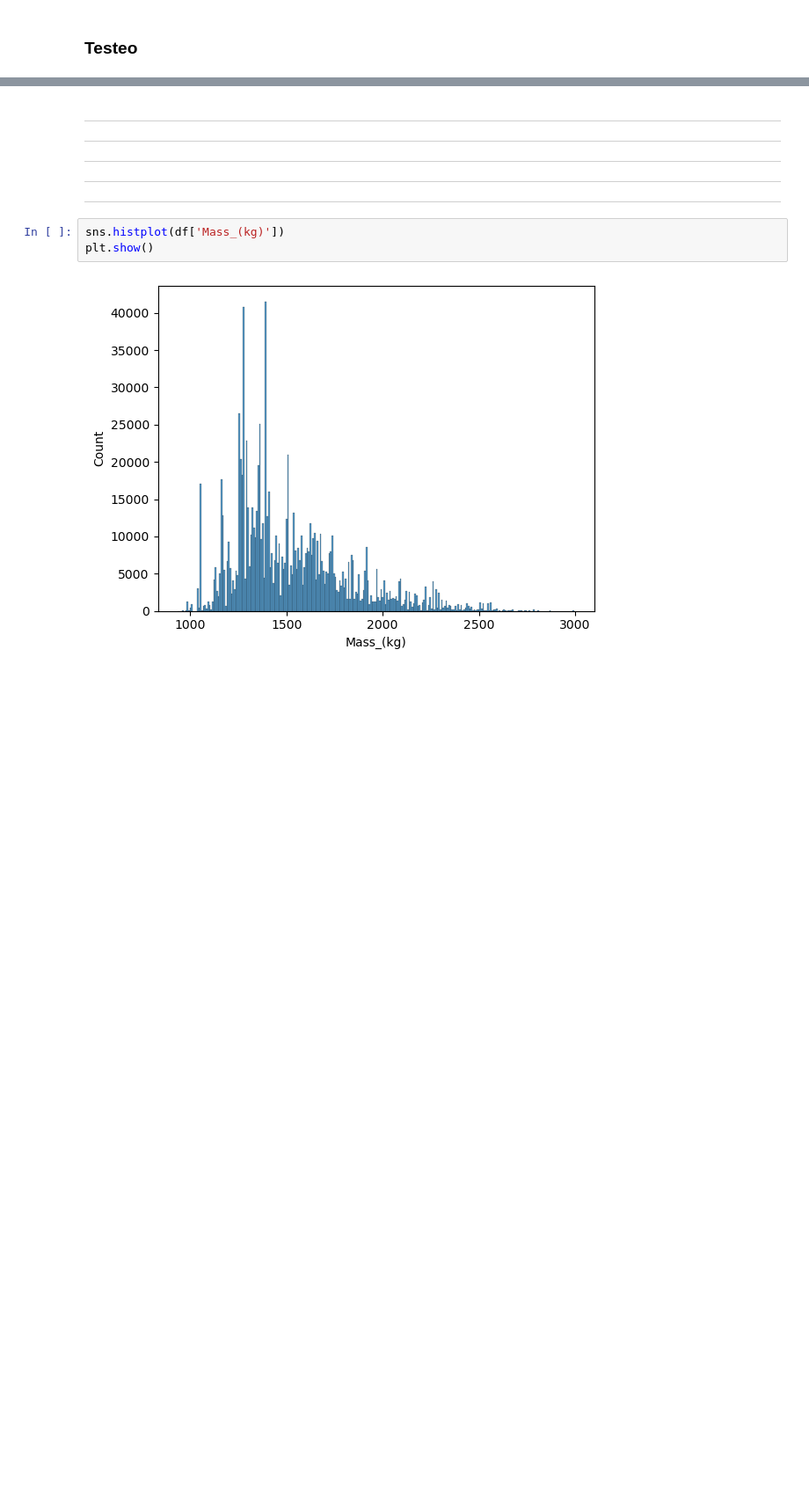
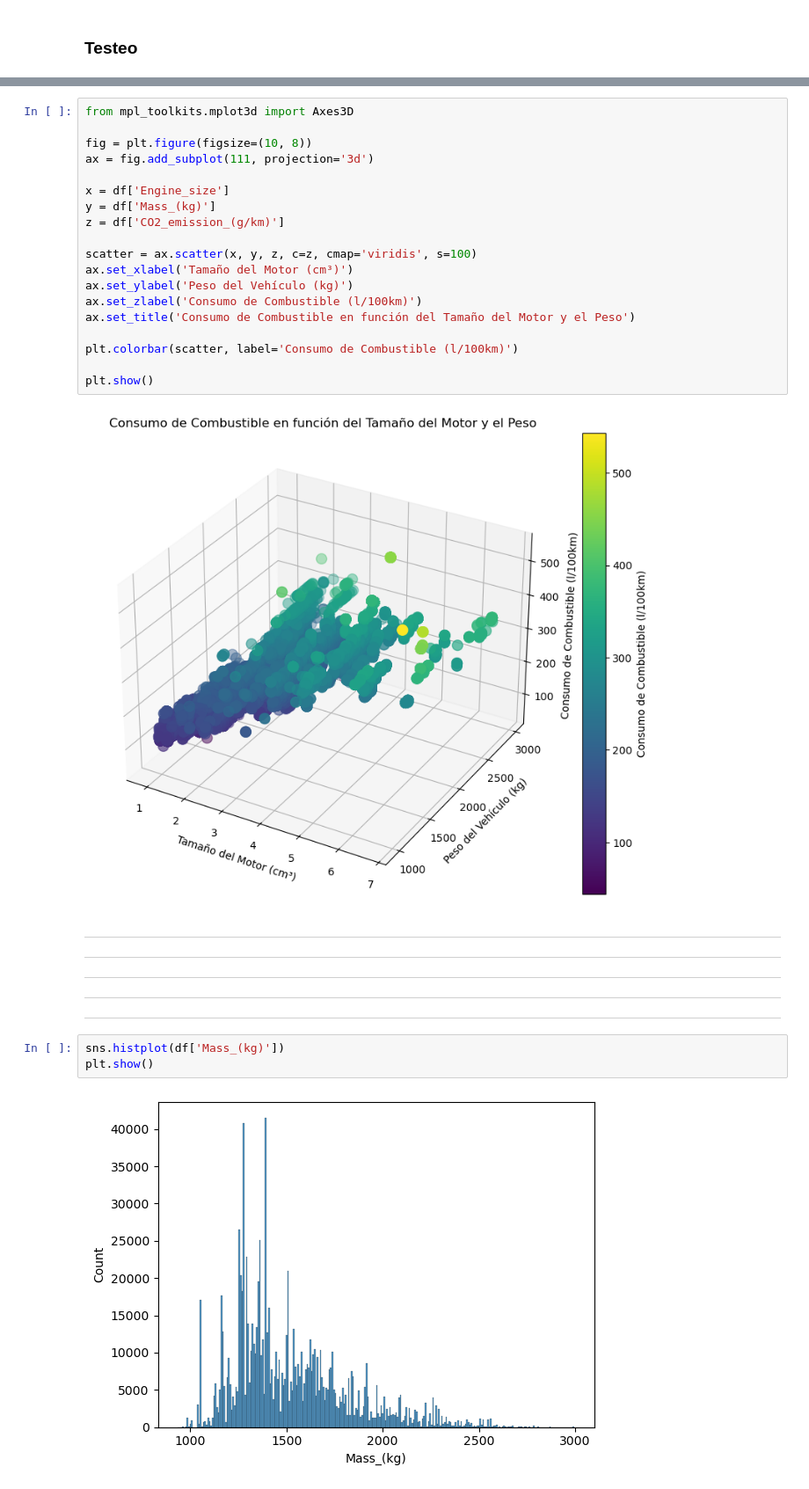
Before and after one commit to matublaq/CO2_contamination_vehicle, a Jupyter notebook: analytic.ipynb, the cells around one changed output, grey strips where cells are left out. Shown: that part at 88% size. Saved outputs shown, nothing was run; the diff lists cells and outputs as text; blank space fills up the shorter version.

```diff
--- a/analytic.ipynb
+++ b/analytic.ipynb
@@ -127,3 +136,24 @@ R2-score: 0.57
+# %%
+from mpl_toolkits.mplot3d import Axes3D
+
+fig = plt.figure(figsize=(10, 8))
+ax = fig.add_subplot(111, projection='3d')
+
+x = df['Engine_size']
+y = df['Mass_(kg)']
+z = df['CO2_emission_(g/km)']
+
+scatter = ax.scatter(x, y, z, c=z, cmap='viridis', s=100)
+ax.set_xlabel('Tamaño del Motor (cm³)')
+ax.set_ylabel('Peso del Vehículo (kg)')
+ax.set_zlabel('Consumo de Combustible (l/100km)')
+ax.set_title('Consumo de Combustible en función del Tamaño del Motor y el Peso')
+
+plt.colorbar(scatter, label='Consumo de Combustible (l/100km)')
+
+plt.show()
+# %% [output]
+[figure, added]
 # %% [markdown]
 ---
 ---
```
Also changed, not shown: parts of 5 cells of this notebook, 2 other files.
